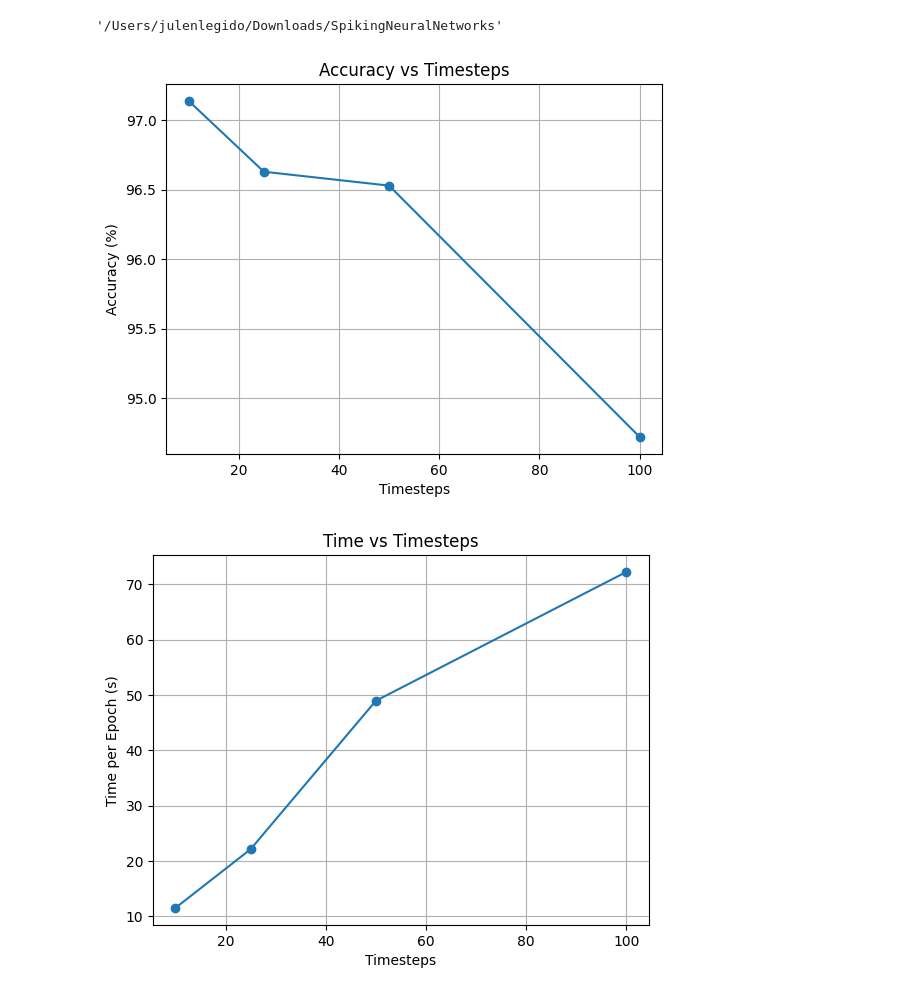
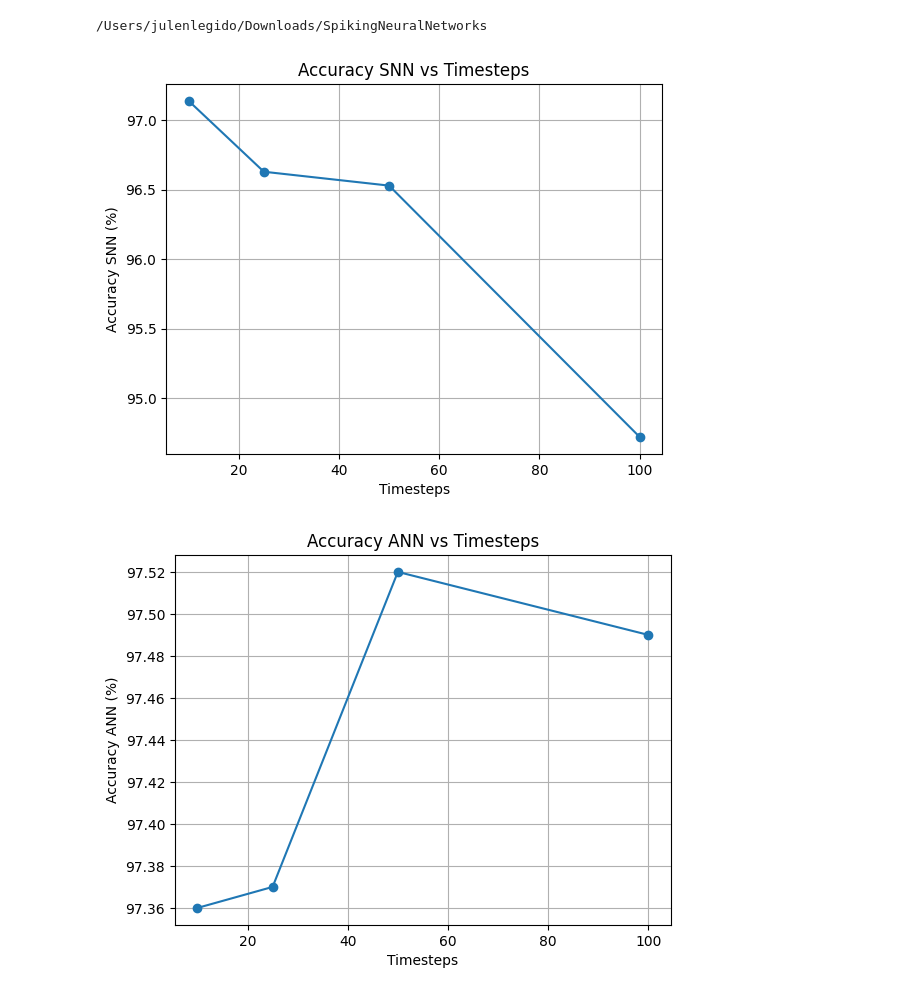
Before and after one commit to julenlegido/SpikingNeuralNetworks, a Jupyter notebook: notebooks/timestep_analysis.ipynb, the cells around one changed output. Cells and saved outputs as stored; diff of their text form; code cells hidden in the pictures.

Commit message:
Saved evaluation figures

```diff
--- a/notebooks/timestep_analysis.ipynb
+++ b/notebooks/timestep_analysis.ipynb
@@ -1,7 +1,7 @@
 # %%
-pwd
+cd ..
 # %% [output]
-'/Users/julenlegido/Downloads/SpikingNeuralNetworks'
+/Users/julenlegido/Downloads/SpikingNeuralNetworks
 # %%
 import json
 
@@ -18,19 +18,46 @@ for t in timesteps:
+# %%
+import json
+
+timesteps = [10, 25, 50, 100]
+accuraciesANN = []
+timesANN = []
+
+for t in timesteps:
+    with open(f"results/logs/ann_results_{t}.json") as f:
+        data = json.load(f)
+
+    accuraciesANN.append(data["accuracy"][-1])
+    timesANN.append(sum(data["time"]) / len(data["time"]))
 # %%
 import matplotlib.pyplot as plt
 
-plt.plot(timesteps, accuracies, marker='o')
+plt.plot(timesteps, accuraciesSNN, marker='o')
 plt.xlabel("Timesteps")
-plt.ylabel("Accuracy (%)")
-plt.title("Accuracy vs Timesteps")
+plt.ylabel("Accuracy SNN (%)")
+plt.title("Accuracy SNN vs Timesteps")
 plt.grid()
 plt.show()
 
-plt.plot(timesteps, times, marker='o')
+plt.plot(timesteps, accuraciesANN, marker='o')
 plt.xlabel("Timesteps")
-plt.ylabel("Time per Epoch (s)")
-plt.title("Time vs Timesteps")
+plt.ylabel("Accuracy ANN (%)")
+plt.title("Accuracy ANN vs Timesteps")
 plt.grid()
 plt.show()
+
+plt.plot(timesteps, timesSNN, marker='o')
+plt.xlabel("Timesteps")
+plt.ylabel("SNN Time per Epoch (s)")
+plt.title("SNN Time vs Timesteps")
+plt.grid()
+plt.show()
+
+plt.plot(timesteps, timesANN, marker='o')
+plt.xlabel("Timesteps")
+plt.ylabel("ANN Time per Epoch (s)")
+plt.title("ANN Time vs Timesteps")
+plt.grid()
+plt.show()
 # %% [output]
-[figure, old version]
+[figure, new version]
-[figure, old version]
+[figure, new version]
```
Also changed, not shown: parts of 2 cells of this notebook, 2 other files.
